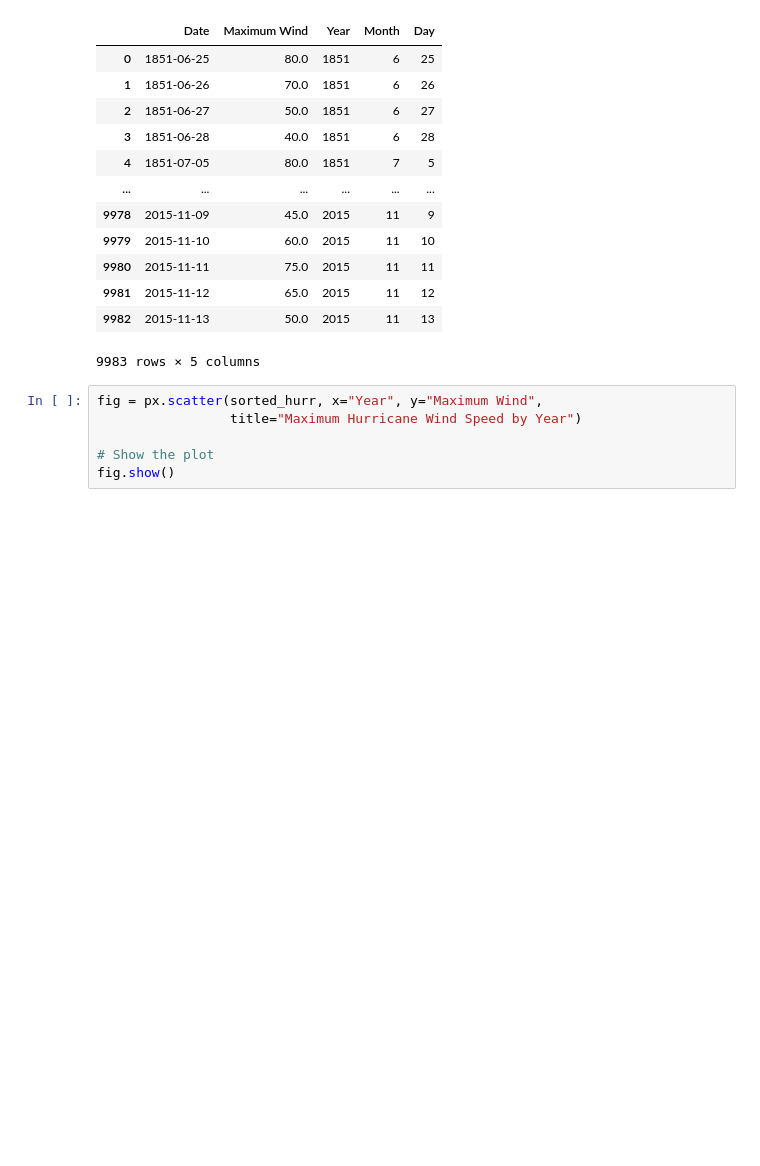
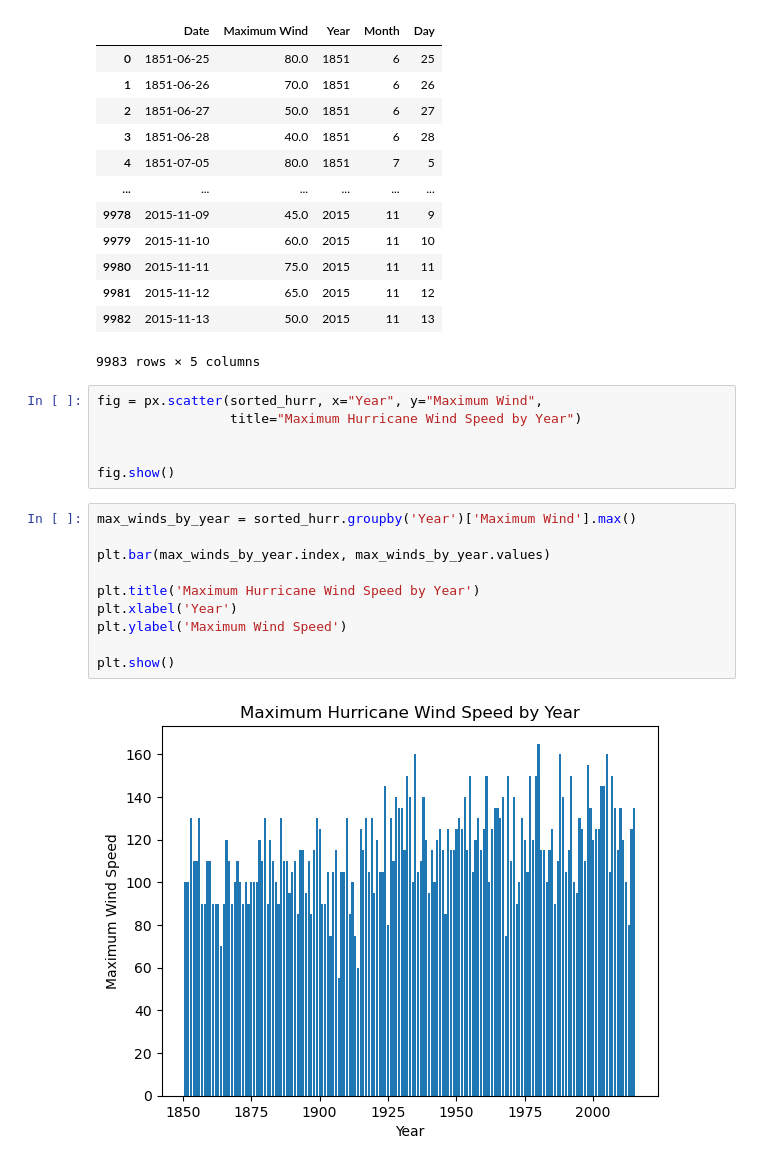
Before and after one commit to DanielBrechner/hurrdat_co2, a Jupyter notebook: all_hurr_test.ipynb, the cells around one changed output. Saved outputs shown, nothing was run; the diff lists cells and outputs as text; blank space fills up the shorter version.

Commit message:
matplotlib bar  graph

```diff
--- a/all_hurr_test.ipynb
+++ b/all_hurr_test.ipynb
@@ -92,5 +92,17 @@ sorted_hurr
 fig = px.scatter(sorted_hurr, x="Year", y="Maximum Wind",
                  title="Maximum Hurricane Wind Speed by Year")
 
-# Show the plot
+
 fig.show()
+# %%
+max_winds_by_year = sorted_hurr.groupby('Year')['Maximum Wind'].max()
+
+plt.bar(max_winds_by_year.index, max_winds_by_year.values)
+
+plt.title('Maximum Hurricane Wind Speed by Year')
+plt.xlabel('Year')
+plt.ylabel('Maximum Wind Speed')
+
+plt.show()
+# %% [output]
+[figure, added]
```
